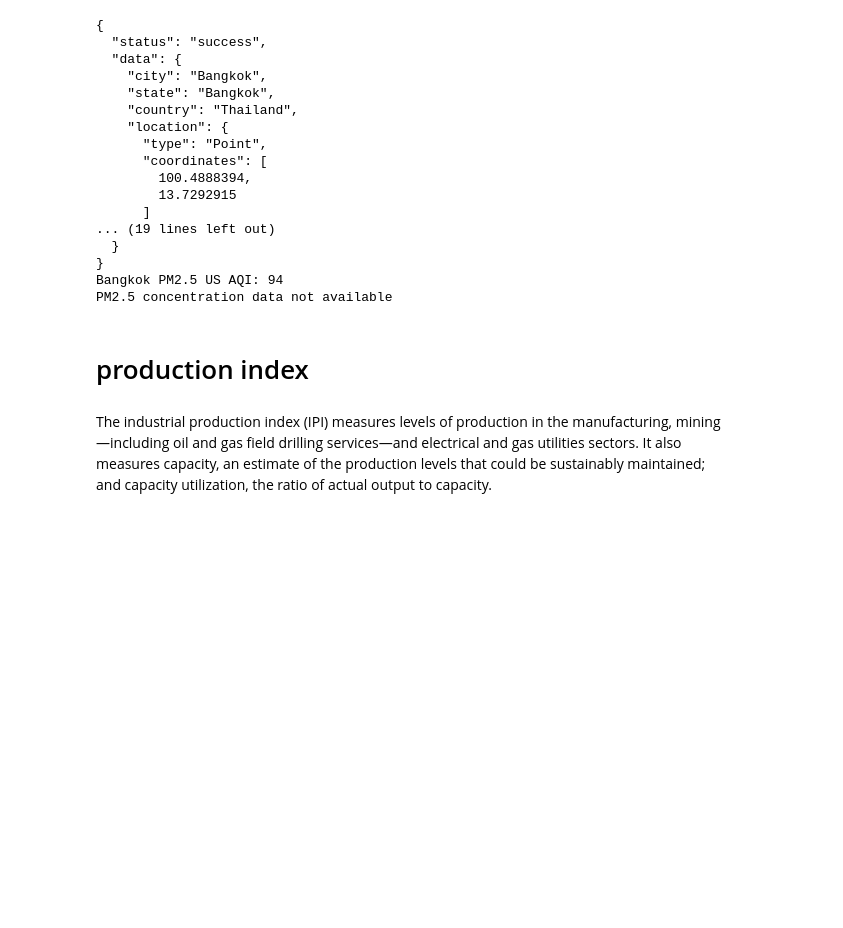
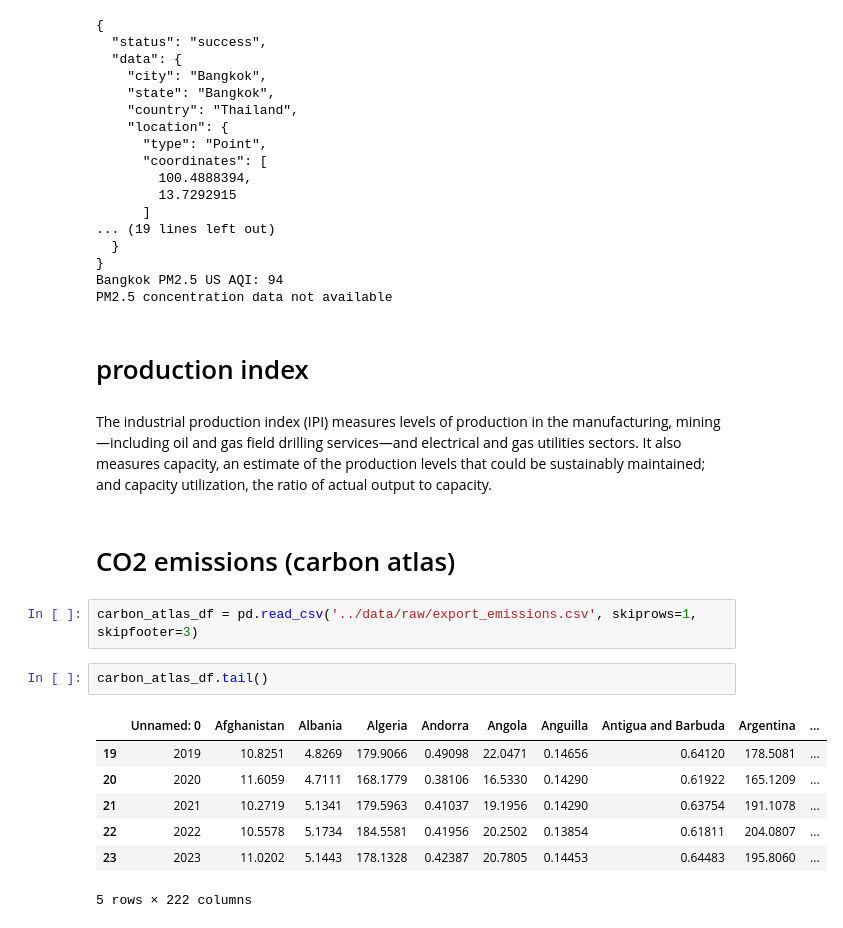
Before and after one commit to KaungHtetCho-22/Decarbonize-TH, a Jupyter notebook: experiments/kaung.ipynb, the cells around one changed output. Saved outputs shown, nothing was run; the diff lists cells and outputs as text; blank space fills up the shorter version.

```diff
--- a/experiments/kaung.ipynb
+++ b/experiments/kaung.ipynb
@@ -300,3 +311,17 @@ PM2.5 concentration data not available
 # production index
 # %% [markdown]
 The industrial production index (IPI) measures levels of production in the manufacturing, mining—including oil and gas field drilling services—and electrical and gas utilities sectors. It also measures capacity, an estimate of the production levels that could be sustainably maintained; and capacity utilization, the ratio of actual output to capacity.
+# %% [markdown]
+# CO2 emissions (carbon atlas)
+# %%
+carbon_atlas_df = pd.read_csv('../data/raw/export_emissions.csv', skiprows=1, skipfooter=3)
+# %%
+carbon_atlas_df.tail()
+# %% [output]
+|  | Unnamed: 0 | Afghanistan | Albania | Algeria | Andorra | Angola | Anguilla | Antigua and Barbuda | Argentina | ... |
+| 19 | 2019 | 10.8251 | 4.8269 | 179.9066 | 0.49098 | 22.0471 | 0.14656 | 0.64120 | 178.5081 | ... |
+| 20 | 2020 | 11.6059 | 4.7111 | 168.1779 | 0.38106 | 16.5330 | 0.14290 | 0.61922 | 165.1209 | ... |
+| 21 | 2021 | 10.2719 | 5.1341 | 179.5963 | 0.41037 | 19.1956 | 0.14290 | 0.63754 | 191.1078 | ... |
+| 22 | 2022 | 10.5578 | 5.1734 | 184.5581 | 0.41956 | 20.2502 | 0.13854 | 0.61811 | 204.0807 | ... |
+| 23 | 2023 | 11.0202 | 5.1443 | 178.1328 | 0.42387 | 20.7805 | 0.14453 | 0.64483 | 195.8060 | ... |
+5 rows × 222 columns
```
Also changed, not shown: parts of 3 cells of this notebook.
